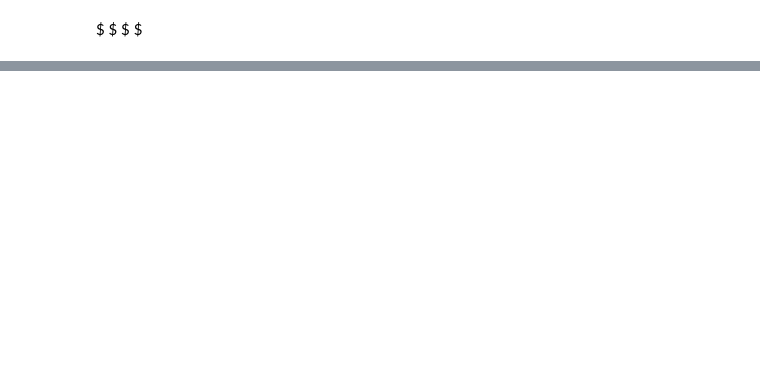
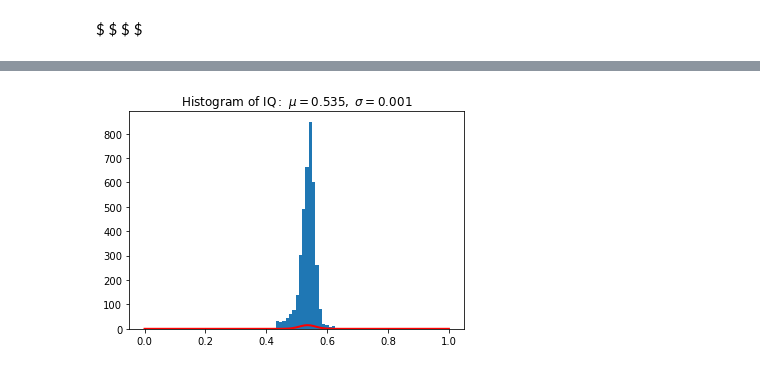
Before and after one commit to SaharGholipour/Sahar_MSc, a Jupyter notebook: mysignal_comparison.ipynb, the cells around one changed output, grey strips where cells are left out. Saved outputs shown, nothing was run; the diff lists cells and outputs as text; code cells hidden in the pictures; blank space fills up the shorter version.

```diff
--- a/mysignal_comparison.ipynb
+++ b/mysignal_comparison.ipynb
@@ -746,0 +766,17 @@ $ $
+# %%
+from scipy.stats import norm
+
+mu, std = norm.fit(eta_sig_InvM.dropna())
+
+xmin, xmax = plt.xlim()
+x = np.linspace(xmin, xmax, 100)
+pdf = norm.pdf(x, mu, std)
+
+
+plt.plot(x, pdf, linewidth=2, color='red')
+plt.hist(eta_sig_InvM, histtype='barstacked', bins=20)
+plt.title(r'$\mathrm{Histogram\ of\ IQ:}\ \mu=%.3f,\ \sigma=%.3f$' %(mu, sigma))
+
+plt.show()
+# %% [output]
+[figure, added]
```
Also changed, not shown: parts of 64 cells of this notebook.
